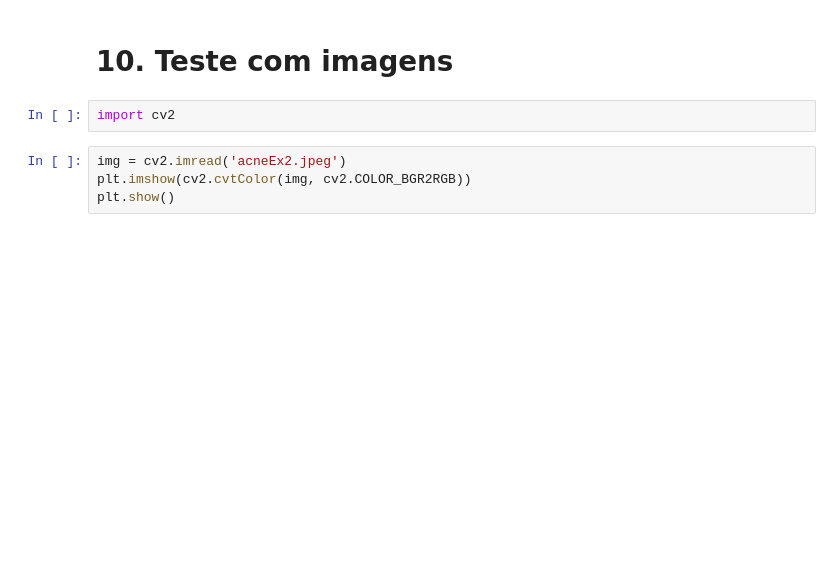
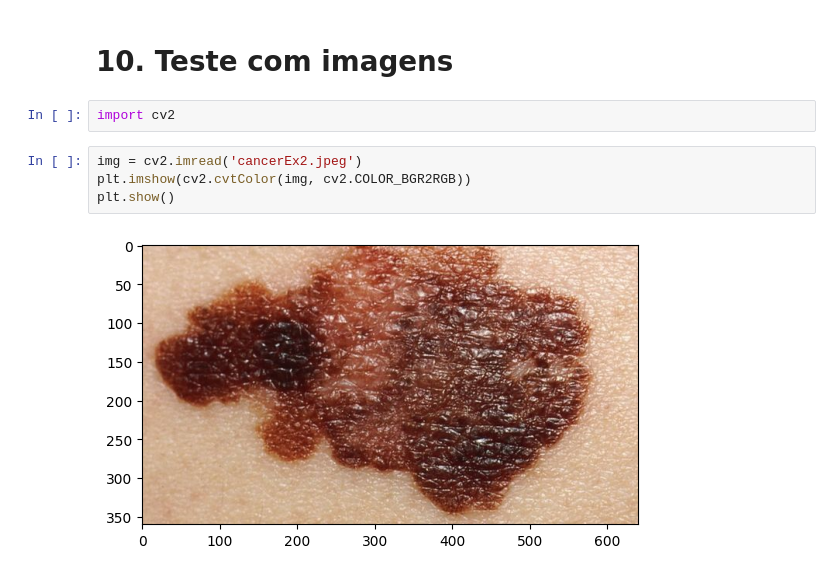
Before and after one commit to Alhexx/disease-classification, a Jupyter notebook: diseasesClassificator.ipynb, the cells around one changed output. Saved outputs shown, nothing was run; the diff lists cells and outputs as text; blank space fills up the shorter version.

```diff
--- a/diseasesClassificator.ipynb
+++ b/diseasesClassificator.ipynb
@@ -179,9 +260,11 @@ print(pre.result().numpy(), re.result().numpy(), acc.result().numpy())
 # %%
 import cv2
 # %%
-img = cv2.imread('acneEx2.jpeg')
+img = cv2.imread('cancerEx2.jpeg')
 plt.imshow(cv2.cvtColor(img, cv2.COLOR_BGR2RGB))
 plt.show()
+# %% [output]
+[figure, added]
 # %%
 resize = tf.image.resize(img, (256,256))
 plt.imshow( resize.numpy().astype(int))
```
Also changed, not shown: parts of 18 cells of this notebook, 7 other files.
